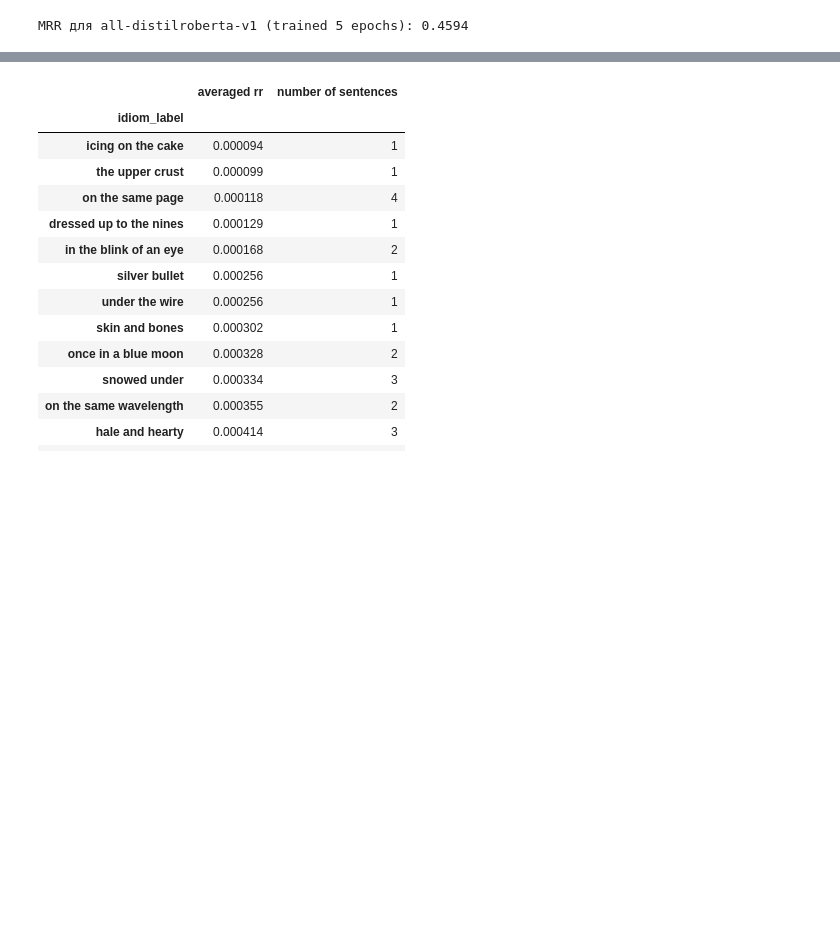
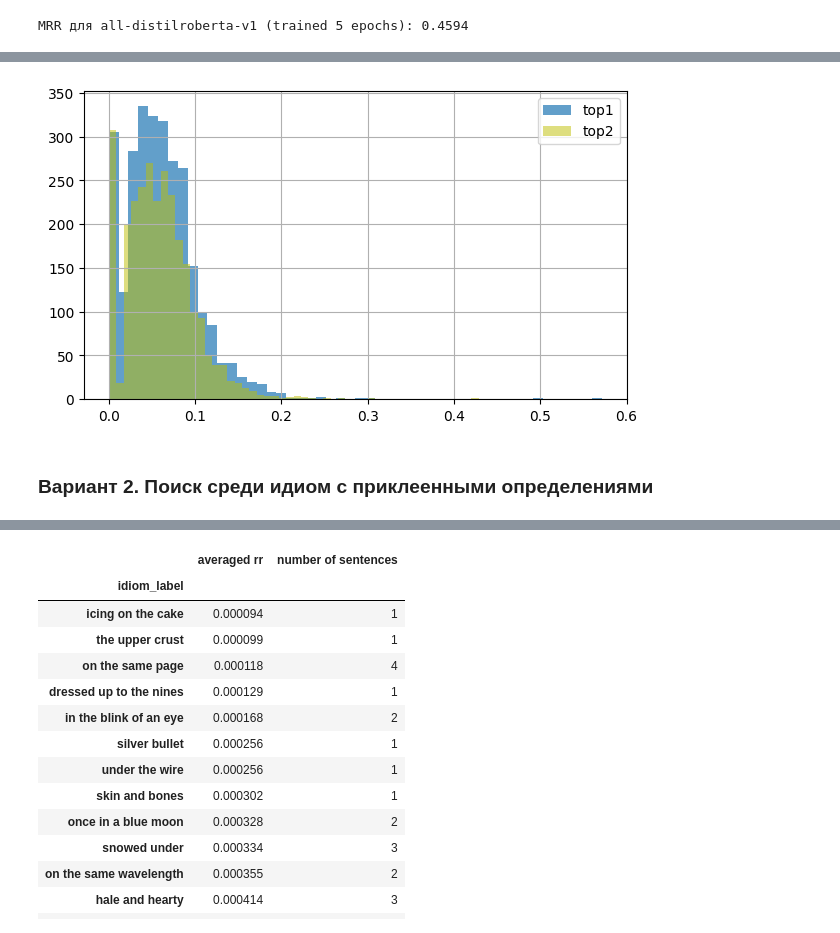
Before and after one commit to archimedes1515/idiom_search, a Jupyter notebook: Idioms_final.ipynb, the cells around one changed output, grey strips where cells are left out. Saved outputs shown, nothing was run; the diff lists cells and outputs as text; code cells hidden in the pictures; blank space fills up the shorter version.

```diff
--- a/Idioms_final.ipynb
+++ b/Idioms_final.ipynb
@@ -1136,0 +1324,12 @@ MRR для all-distilroberta-v1 (trained 5 epochs): 0.4594
+# %%
+fig = plt.figure(figsize=(7, 4))
+
+interpret_df['Jac_top1'].hist(bins=50, alpha=0.7, label='top1')
+interpret_df['Jac_top2'].hist(bins=50, alpha=0.5, label='top2', color='y')
+# plt.title('Распределения меры Жаккара для top-1/top-2 по косинусной близости')
+plt.legend()
+plt.show()
+# %% [output]
+[figure, added]
+# %% [markdown]
+### Вариант 2. Поиск среди идиом с приклеенными определениями
```
Also changed, not shown: parts of 125 cells of this notebook.
